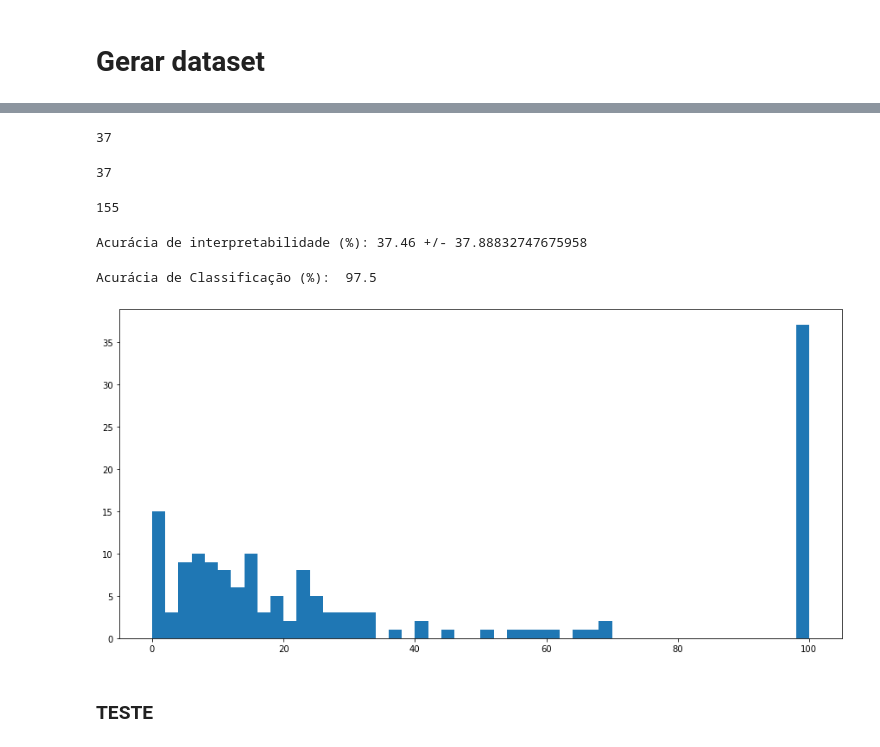
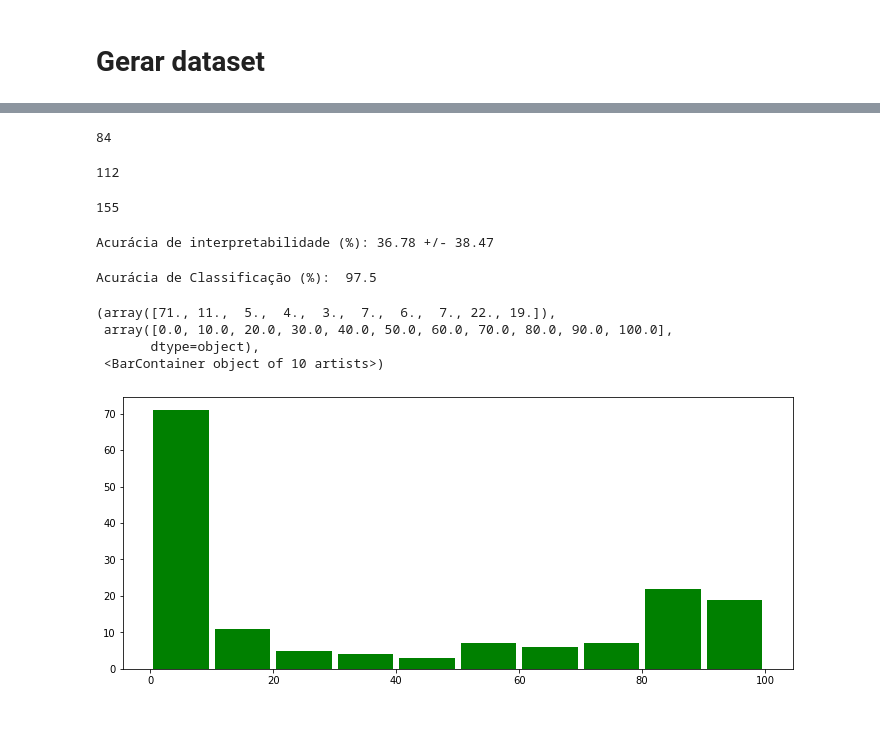
Before and after one commit to danielmacedodc/SIBGRAPI_2022, a Jupyter notebook: 1NF_Categorical_Explainability_Breast _Cancer_DenseNet201.ipynb, the cells around one changed output, grey strips where cells are left out. Cells and saved outputs as stored; diff of their text form; code cells hidden in the pictures; blank space fills up the shorter version.

```diff
--- a/1NF_Categorical_Explainability_Breast _Cancer_DenseNet201.ipynb
+++ b/1NF_Categorical_Explainability_Breast _Cancer_DenseNet201.ipynb
@@ -700,11 +643,11 @@ df.head(20)
 # %%
-len(df[df['Interpret. Region Accuracy (%)'] > 70].index)
+len(df[df['Interpret. Region Accuracy (%)'] > 10].index)
 # %% [output]
-37
+84
 # %%
-len(df[(df['Pred. Type'] == 'malignant') & (df['Interpret. Region Accuracy (%)'] > 70)].index)
+len(df[(df['Pred. Type'] == 'malignant') & (df['Interpret. Region Accuracy (%)'] != 0)].index)
 # %% [output]
-37
+112
 # %%
 len(df[(df['Pred. Type'] == 'malignant')].index)
 # %% [output]
@@ -712,23 +655,26 @@ len(df[(df['Pred. Type'] == 'malignant')].index)
 # %%
 # Interpretability
 
-summ = df[df['Pred. Type'] == 'malignant']['Interpret. Region Accuracy (%)'].sum()
+mean = df[df['Pred. Type'] == 'malignant']['Interpret. Region Accuracy (%)'].mean()
 stdd = df[df['Pred. Type'] == 'malignant']['Interpret. Region Accuracy (%)'].std()
-itp_model = round(summ/len(df[(df['Pred. Type'] == 'malignant')].index), 2)
+itp_model = round(mean, 2)
+std_deviation = round(stdd, 2)
 
-print(f'Acurácia de interpretabilidade (%): {itp_model} +/- {stdd}')
+print(f'Acurácia de interpretabilidade (%): {itp_model} +/- {std_deviation}')
 # %% [output]
-Acurácia de interpretabilidade (%): 37.46 +/- 37.88832747675958
+Acurácia de interpretabilidade (%): 36.78 +/- 38.47
 # %%
 accuracy = 100*(len(df[(df['Pred. Type'] == 'malignant')].index)/len(df.index))
 print("Acurácia de Classificação (%): ",round(accuracy,1))
 # %% [output]
 Acurácia de Classificação (%):  97.5
 # %%
-plt.figure(figsize=(15,7))
+plt.figure(figsize=(12,5))
 values = df[df['Pred. Type'] == 'malignant']['Interpret. Region Accuracy (%)']
-plt.hist(x=values, bins=50);
+plt.hist(x=values, bins=10, color='Green', rwidth=0.9)
 # %% [output]
+(array([71., 11.,  5.,  4.,  3.,  7.,  6.,  7., 22., 19.]),
+ array([0.0, 10.0, 20.0, 30.0, 40.0, 50.0, 60.0, 70.0, 80.0, 90.0, 100.0],
+       dtype=object),
+ <BarContainer object of 10 artists>)
-[figure, old version]
+[figure, new version]
-# %% [markdown]
-### TESTE
```
Also changed, not shown: parts of 30 cells of this notebook.
